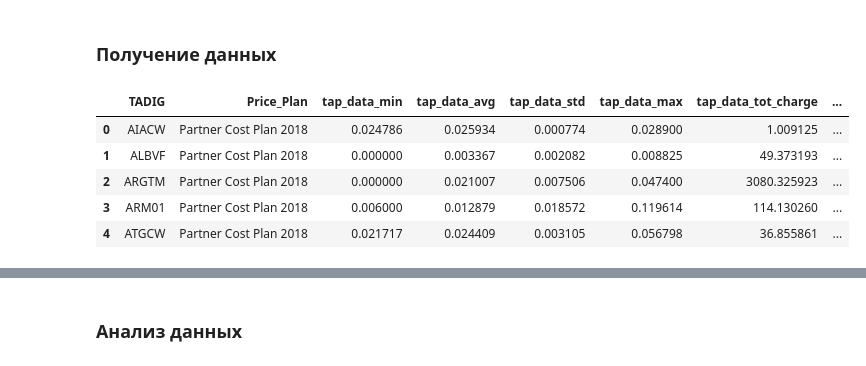
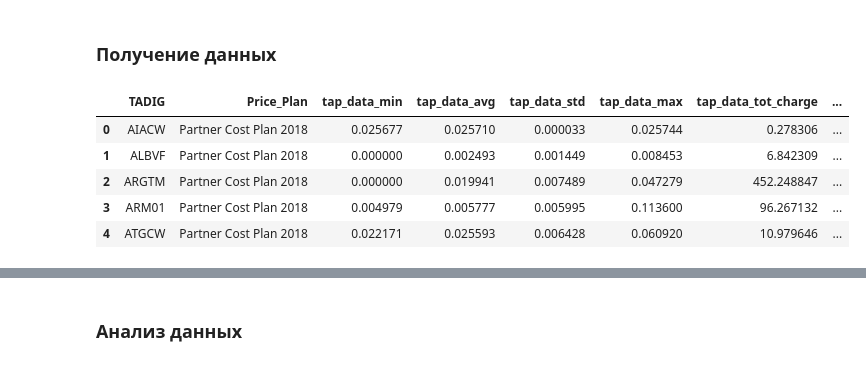
Before and after one commit to balobinp/RB_BD, a Jupyter notebook: RB_REPORTS_and_ANALYSIS_Python3.ipynb, the cells around one changed output, grey strips where cells are left out. Saved outputs shown, nothing was run; the diff lists cells and outputs as text; code cells hidden in the pictures.

```diff
--- a/RB_REPORTS_and_ANALYSIS_Python3.ipynb
+++ b/RB_REPORTS_and_ANALYSIS_Python3.ipynb
@@ -107,36 +110,36 @@ df_al=pd.read_csv('./DATA/DMI.dmi_allowed_list_export_Tue_Dec_25_2018.csv')
 # %%
 #Из базы данных BSS выгружаем данные по тарифам
 
 cnxn = mysql.connector.connect(user='noc', password='WcQUzkXiXwoxnFfGnRxb',host='172.18.11.40',database='BSS')
 
 sql_srt=\
 '''
 SELECT
 VisitedNetworkTadig AS TADIG
 ,CostTariffId AS Price_Plan
 ,MIN((Cost*1024*1024)/TotalChargedUnits) AS tap_data_min
 ,AVG((Cost*1024*1024)/TotalChargedUnits) AS tap_data_avg
 ,STDDEV_SAMP((Cost*1024*1024)/TotalChargedUnits) AS tap_data_std
 ,MAX((Cost*1024*1024)/TotalChargedUnits) AS tap_data_max
 ,SUM(Cost) AS tap_data_tot_charge
 ,SUM(Revenue) AS tap_data_tot_revenue
 FROM TAP.GPRS_CALL
 WHERE
-TreatedTimestampUtc > 20181201000000
+TreatedTimestampUtc > 20190101000000
 AND TotalChargedUnits > 1024
 GROUP BY VisitedNetworkTadig,CostTariffId
 '''
 
 df_tap_tariff = pd.read_sql_query(sql_srt, cnxn)
 cnxn.close()
 df_tap_tariff.head()
 # %% [output]
 |  | TADIG | Price_Plan | tap_data_min | tap_data_avg | tap_data_std | tap_data_max | tap_data_tot_charge | ... |
-| 0 | AIACW | Partner Cost Plan 2018 | 0.024786 | 0.025934 | 0.000774 | 0.028900 | 1.009125 | ... |
-| 1 | ALBVF | Partner Cost Plan 2018 | 0.000000 | 0.003367 | 0.002082 | 0.008825 | 49.373193 | ... |
-| 2 | ARGTM | Partner Cost Plan 2018 | 0.000000 | 0.021007 | 0.007506 | 0.047400 | 3080.325923 | ... |
-| 3 | ARM01 | Partner Cost Plan 2018 | 0.006000 | 0.012879 | 0.018572 | 0.119614 | 114.130260 | ... |
-| 4 | ATGCW | Partner Cost Plan 2018 | 0.021717 | 0.024409 | 0.003105 | 0.056798 | 36.855861 | ... |
+| 0 | AIACW | Partner Cost Plan 2018 | 0.025677 | 0.025710 | 0.000033 | 0.025744 | 0.278306 | ... |
+| 1 | ALBVF | Partner Cost Plan 2018 | 0.000000 | 0.002493 | 0.001449 | 0.008453 | 6.842309 | ... |
+| 2 | ARGTM | Partner Cost Plan 2018 | 0.000000 | 0.019941 | 0.007489 | 0.047279 | 452.248847 | ... |
+| 3 | ARM01 | Partner Cost Plan 2018 | 0.004979 | 0.005777 | 0.005995 | 0.113600 | 96.267132 | ... |
+| 4 | ATGCW | Partner Cost Plan 2018 | 0.022171 | 0.025593 | 0.006428 | 0.060920 | 10.979646 | ... |
 # %%
 #Из базы данных OCS выгружаем тарифы и объединяем с данными BSS и сохраняем в файл csv
 
```
Also changed, not shown: parts of 6 cells of this notebook, 3 other files.
